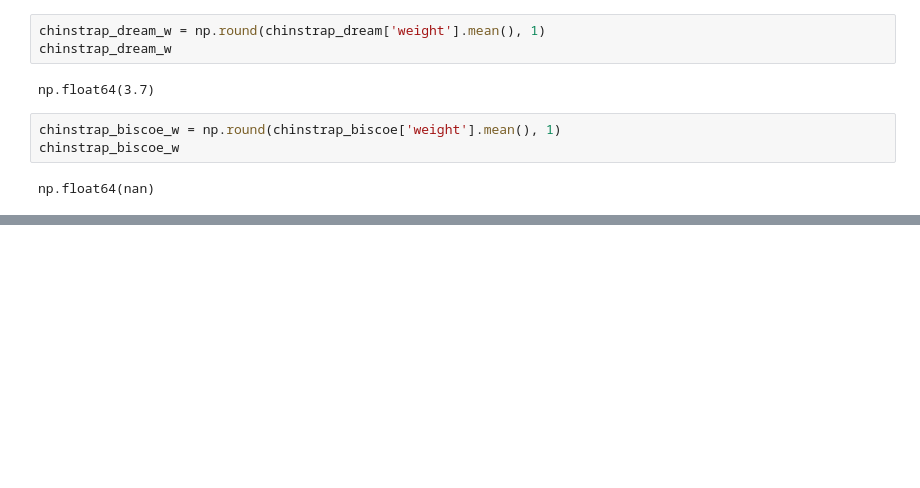
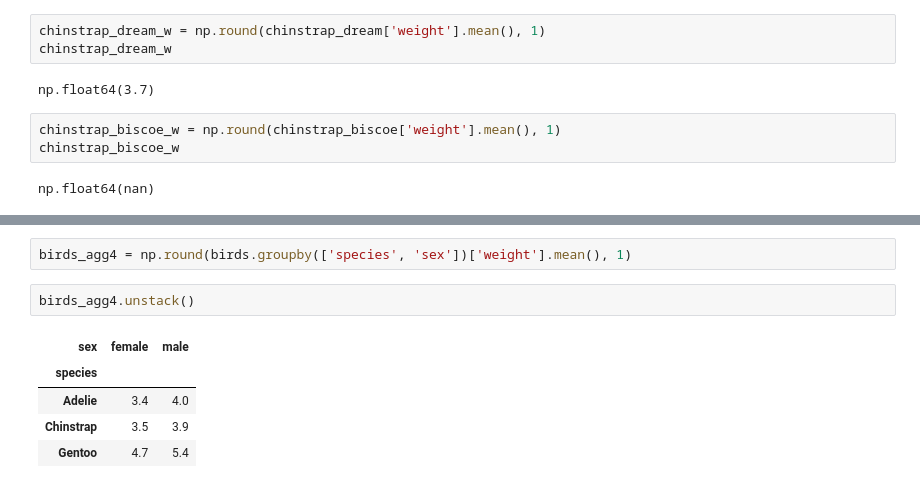
Before and after one commit to akagail/ITD-3B, a Jupyter notebook: ITD-3B/activity2.ipynb, the cells around one changed output, grey strips where cells are left out. Saved outputs shown, nothing was run; the diff lists cells and outputs as text; blank space fills up the shorter version.

```diff
--- a/ITD-3B/activity2.ipynb
+++ b/ITD-3B/activity2.ipynb
@@ -635,0 +718,10 @@ np.float64(nan)
+# %%
+birds_agg4 = np.round(birds.groupby(['species', 'sex'])['weight'].mean(), 1)
+# %%
+birds_agg4.unstack()
+# %% [output]
+| sex | female | male |
+| species |  |  |
+| Adelie | 3.4 | 4.0 |
+| Chinstrap | 3.5 | 3.9 |
+| Gentoo | 4.7 | 5.4 |
```
Also changed, not shown: parts of 36 cells of this notebook, 2 other files.
